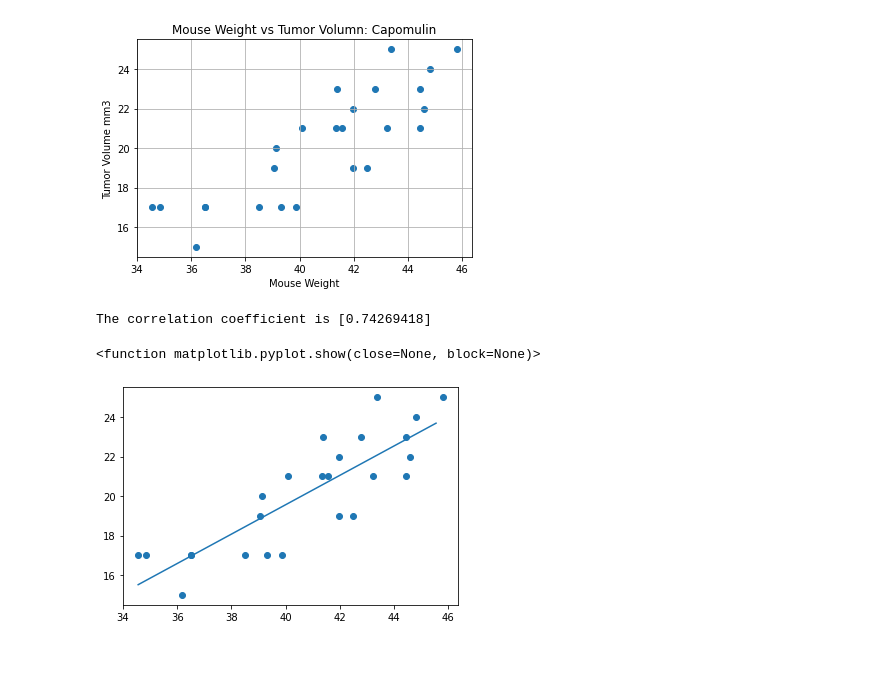
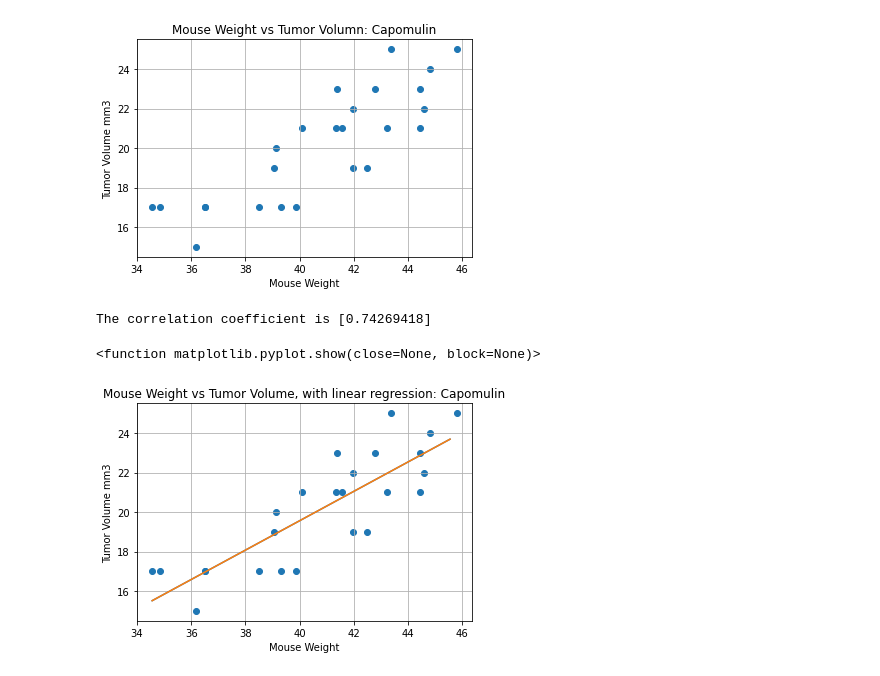
Before and after one commit to BatesJ72/matplotib_practice, a Jupyter notebook: pymaceuticals_v2.ipynb, the cells around one changed output. Drawn from its saved outputs; the diff is of its cells as text; code cells hidden in the pictures.

```diff
--- a/pymaceuticals_v2.ipynb
+++ b/pymaceuticals_v2.ipynb
@@ -448,32 +445,37 @@ plt.show
 # Calculate the correlation coefficient and linear regression model for mouse weight and average tumor volume for the Capomulin regimen
 # Calculate the correlation coefficient and linear regression model between mouse weight and average tumor volume for the Capomulin treatment. Plot the linear regression model on top of the previous scatter plot.
 
 model = LinearRegression()
 
 X = [[t] for t in df_capo_vol["tumor_volume_mm3"]]
 y = df_capo_vol["weight_g"]
 
 model.fit(X, y)
 
 coef = model.coef_
 print(f"The correlation coefficient is {coef}")
 intercept = model.intercept_
 
 
 def predict_function(vol):
     return model.predict([[vol]])[0]
 
 
 predict_x = np.arange(
     min(df_capo_vol["tumor_volume_mm3"]), max(df_capo_vol["tumor_volume_mm3"])
 )
 predict_y = [predict_function(e) for e in predict_x]
 
-
+fig, ax = plt.subplots()
+ax.set_title("Mouse Weight vs Tumor Volume, with linear regression: Capomulin")
+plt.xlabel("Mouse Weight")
+plt.ylabel("Tumor Volume mm3")
+plt.grid()
 plt.scatter(df_capo_vol["tumor_volume_mm3"], df_capo_vol["weight_g"])
 plt.plot(predict_x, predict_y)
+plt.plot(predict_x, predict_y)
 plt.show
 # %% [output]
 The correlation coefficient is [0.74269418]
 <function matplotlib.pyplot.show(close=None, block=None)>
-[figure, old version]
+[figure, new version]
```
Also changed, not shown: parts of 4 cells of this notebook.
